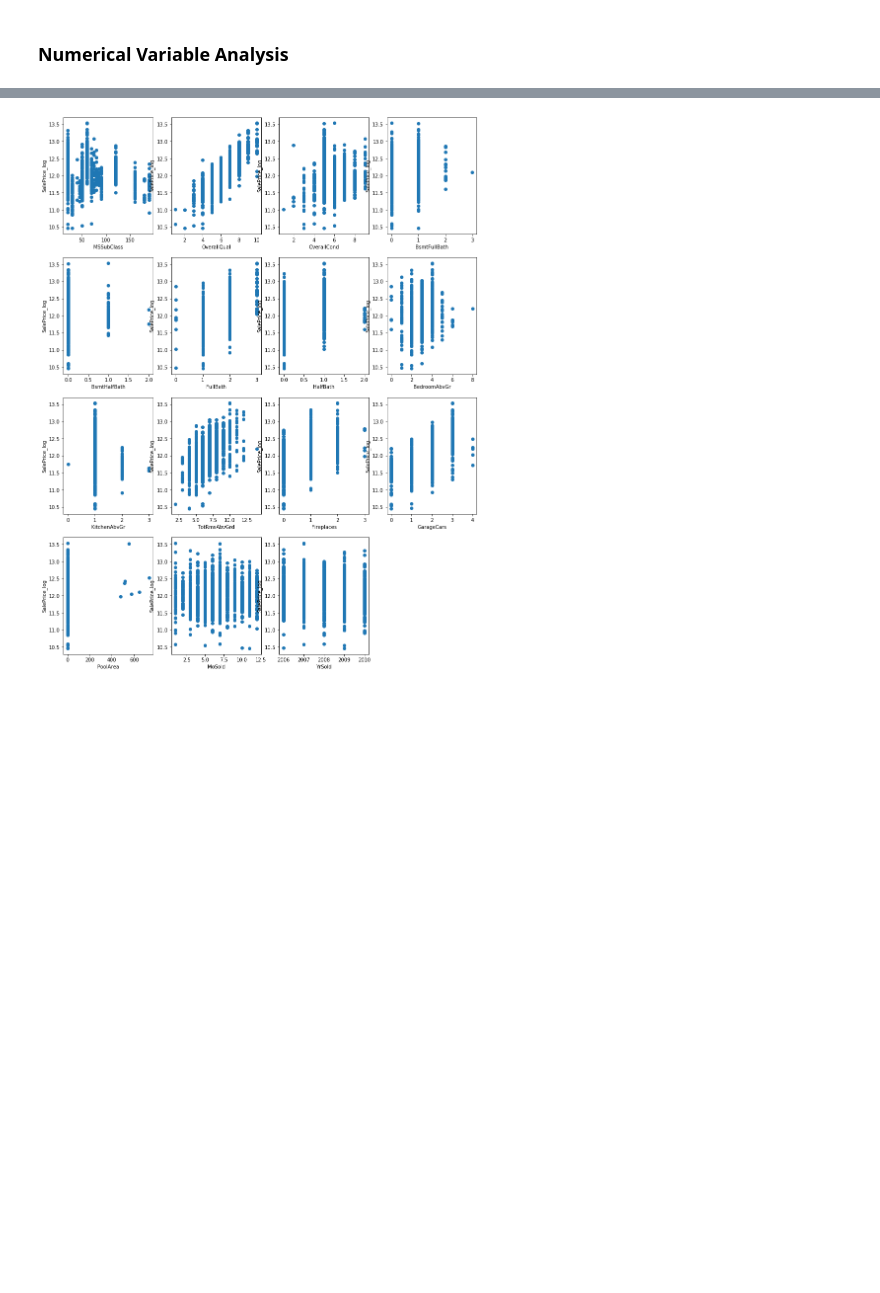
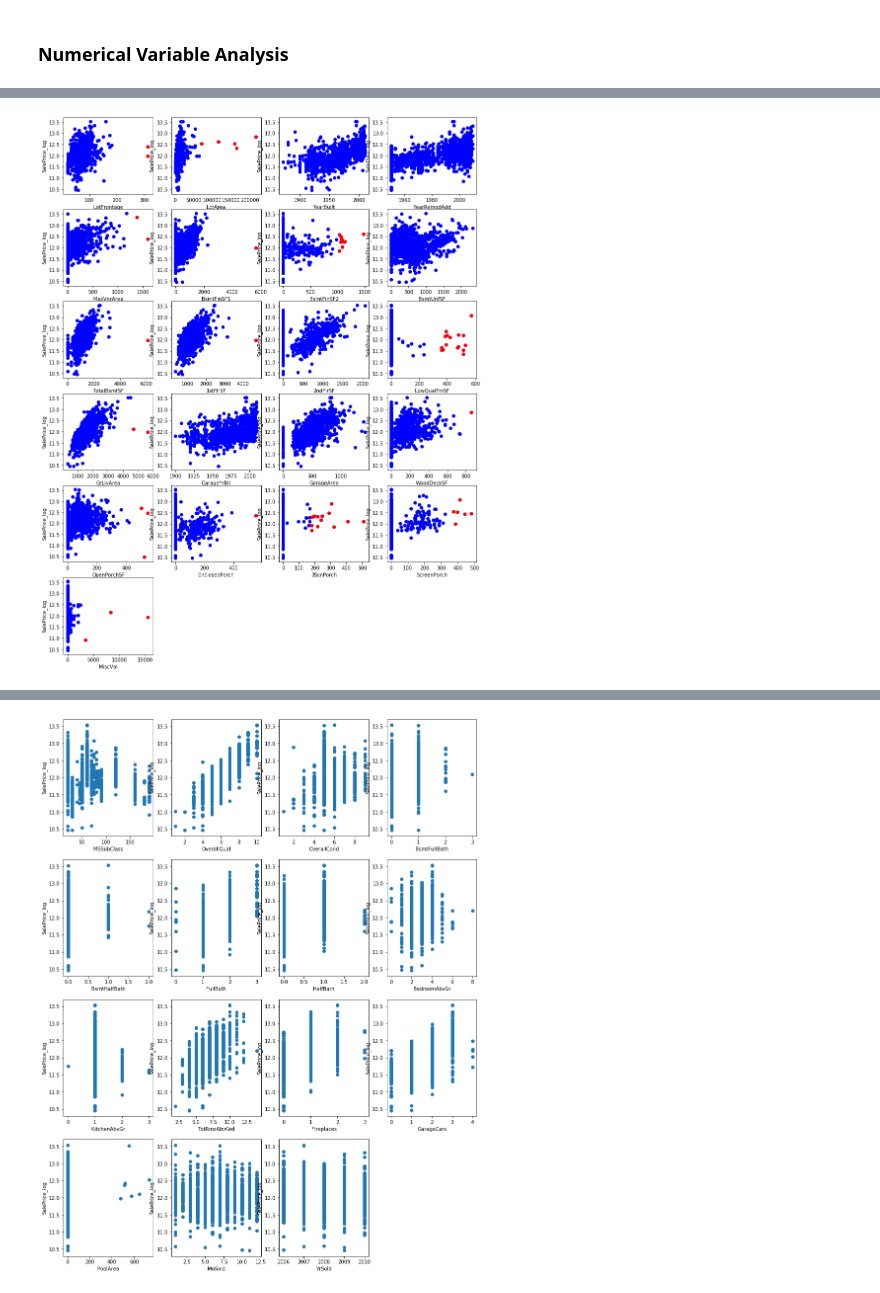
Before and after one commit to jah377/Kaggle-Machine-Learning-Housing-Project-, a Jupyter notebook: jon_harris/DataExploration_jah.ipynb, the cells around one changed output, grey strips where cells are left out. Drawn from its saved outputs; the diff is of its cells as text; code cells hidden in the pictures; blank space fills up the shorter version.

```diff
--- a/jon_harris/DataExploration_jah.ipynb
+++ b/jon_harris/DataExploration_jah.ipynb
@@ -238,3 +206,25 @@ for idx, col in enumerate(num_cont_features):
 # %% [output]
 [figure]
 [interactive output not drawn]
+# %%
+# Determine Outliers of Continuous Data
+def outlier_idx(data, thresh):
+
+    avg = data.mean()  # calc average
+    stdev = data.std()  # calc standard deviation
+    z_score = (data - avg) / stdev  # calc z_score
+    ol = z_score > thresh  # boolean (True=outlier)
+    outlier_idx = data.index[ol]  # indexes of outliers
+
+    return list(outlier_idx)
+
+
+
+outlier_store = {}
+thresh = 6  # outlier > +6std away from mean
+
+for idx, col in enumerate(num_cont_features):
+    outliers = outlier_idx(house_data[col], thresh)  # outlier indices
+
+    if len(outliers) > 0:
+        outlier_store[col] = outliers  # only store features with outliers
@@ -240,0 +233,14 @@ for idx, col in enumerate(num_cont_features):
+# %%
+# Plot Outliers
+plt.figure(figsize=(15, 20))
+for idx, col in enumerate(num_cont_features):
+    outliers = outlier_idx(house_data[col], 6)  # outlier indices
+    plt.subplot(math.ceil(len(num_cont_features) / ncol), ncol, idx + 1)
+    plt.scatter(x=house_data[col], y=house_data["SalePrice_log"], c="blue")
+    plt.scatter(
+        x=house_data[col][outliers], y=house_data["SalePrice_log"][outliers], c="red"
+    )
+    plt.ylabel("SalePrice_log")
+    plt.xlabel(col)
+# %% [output]
+[figure, added]
```
Also changed, not shown: parts of 26 cells of this notebook, 2 other files.
